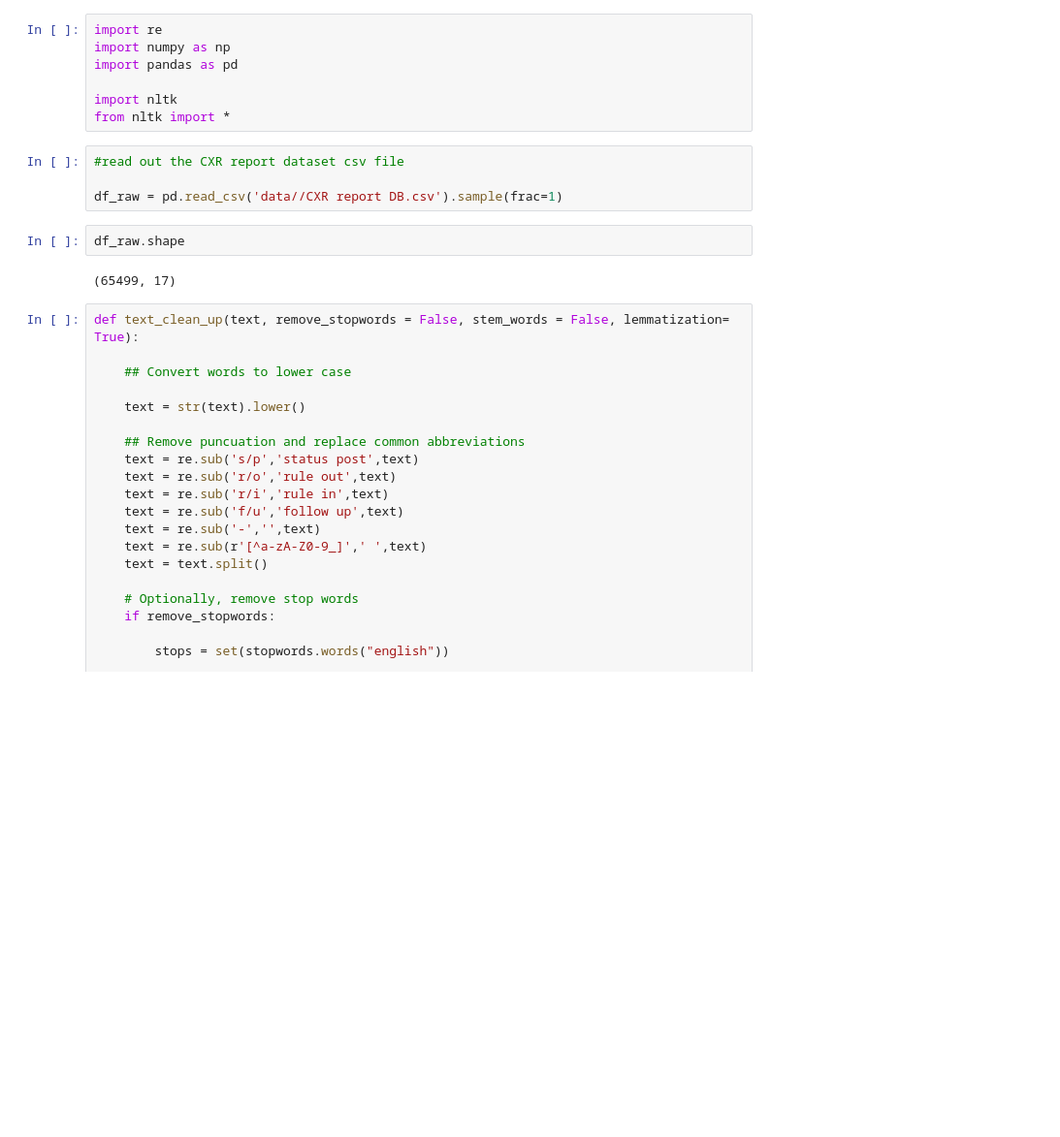
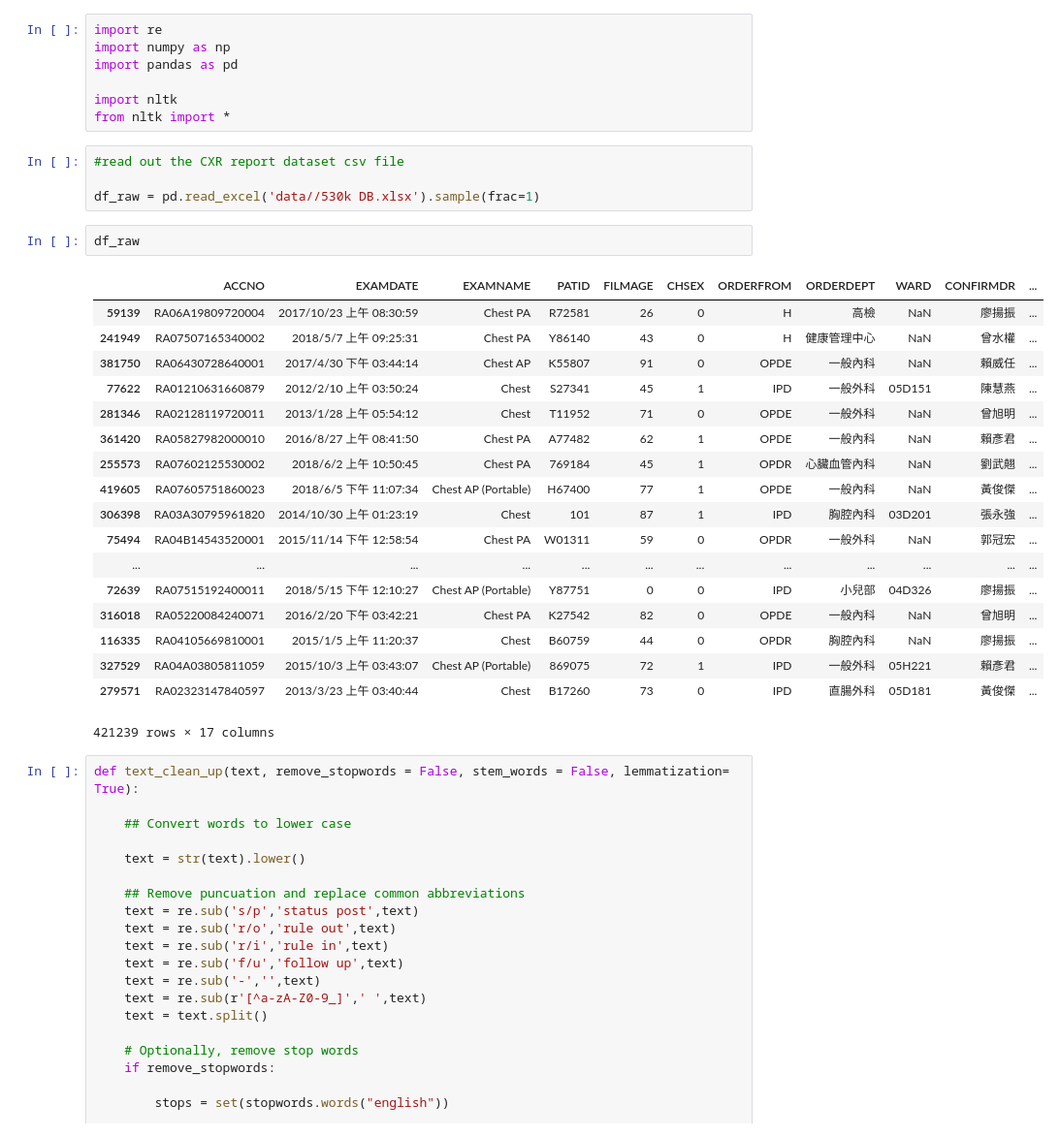
Before and after one commit to yeahshow/Automatic-Label-Generation-for-Radiology-Report, a Jupyter notebook: Automatic Label Generation(Pleural Effusion).ipynb, the cells around one changed output. Shown at 97% size. Drawn from its saved outputs; the diff is of its cells as text; blank space fills up the shorter version.

Commit message:
new output built from the 530K report dataset

```diff
--- a/Automatic Label Generation(Pleural Effusion).ipynb
+++ b/Automatic Label Generation(Pleural Effusion).ipynb
@@ -8,11 +8,28 @@ from nltk import *
 # %%
 #read out the CXR report dataset csv file
 
-df_raw = pd.read_csv('data//CXR report DB.csv').sample(frac=1)
+df_raw = pd.read_excel('data//530k DB.xlsx').sample(frac=1)
 # %%
-df_raw.shape
+df_raw
 # %% [output]
+|  | ACCNO | EXAMDATE | EXAMNAME | PATID | FILMAGE | CHSEX | ORDERFROM | ORDERDEPT | WARD | CONFIRMDR | ... |
+| 59139 | RA06A19809720004 | 2017/10/23 上午 08:30:59 | Chest PA | R72581 | 26 | 0 | H | 高檢 | NaN | 廖揚振 | ... |
+| 241949 | RA07507165340002 | 2018/5/7 上午 09:25:31 | Chest PA | Y86140 | 43 | 0 | H | 健康管理中心 | NaN | 曾水權 | ... |
+| 381750 | RA06430728640001 | 2017/4/30 下午 03:44:14 | Chest AP | K55807 | 91 | 0 | OPDE | 一般內科 | NaN | 賴威任 | ... |
+| 77622 | RA01210631660879 | 2012/2/10 上午 03:50:24 | Chest | S27341 | 45 | 1 | IPD | 一般外科 | 05D151 | 陳慧燕 | ... |
+| 281346 | RA02128119720011 | 2013/1/28 上午 05:54:12 | Chest | T11952 | 71 | 0 | OPDE | 一般外科 | NaN | 曾旭明 | ... |
+| 361420 | RA05827982000010 | 2016/8/27 上午 08:41:50 | Chest PA | A77482 | 62 | 1 | OPDE | 一般內科 | NaN | 賴彥君 | ... |
+| 255573 | RA07602125530002 | 2018/6/2 上午 10:50:45 | Chest PA | 769184 | 45 | 1 | OPDR | 心臟血管內科 | NaN | 劉武翹 | ... |
+| 419605 | RA07605751860023 | 2018/6/5 下午 11:07:34 | Chest AP (Portable) | H67400 | 77 | 1 | OPDE | 一般內科 | NaN | 黃俊傑 | ... |
+| 306398 | RA03A30795961820 | 2014/10/30 上午 01:23:19 | Chest | 101 | 87 | 1 | IPD | 胸腔內科 | 03D201 | 張永強 | ... |
+| 75494 | RA04B14543520001 | 2015/11/14 下午 12:58:54 | Chest PA | W01311 | 59 | 0 | OPDR | 一般外科 | NaN | 郭冠宏 | ... |
+| ... | ... | ... | ... | ... | ... | ... | ... | ... | ... | ... | ... |
+| 72639 | RA07515192400011 | 2018/5/15 下午 12:10:27 | Chest AP (Portable) | Y87751 | 0 | 0 | IPD | 小兒部 | 04D326 | 廖揚振 | ... |
+| 316018 | RA05220084240071 | 2016/2/20 下午 03:42:21 | Chest PA | K27542 | 82 | 0 | OPDE | 一般內科 | NaN | 曾旭明 | ... |
+| 116335 | RA04105669810001 | 2015/1/5 上午 11:20:37 | Chest | B60759 | 44 | 0 | OPDR | 胸腔內科 | NaN | 廖揚振 | ... |
+| 327529 | RA04A03805811059 | 2015/10/3 上午 03:43:07 | Chest AP (Portable) | 869075 | 72 | 1 | IPD | 一般外科 | 05H221 | 賴彥君 | ... |
+| 279571 | RA02323147840597 | 2013/3/23 上午 03:40:44 | Chest | B17260 | 73 | 0 | IPD | 直腸外科 | 05D181 | 黃俊傑 | ... |
-(65499, 17)
+421239 rows × 17 columns
 # %%
 def text_clean_up(text, remove_stopwords = False, stem_words = False, lemmatization= True):
 
```
Also changed, not shown: parts of 11 cells of this notebook, 4 other files.
